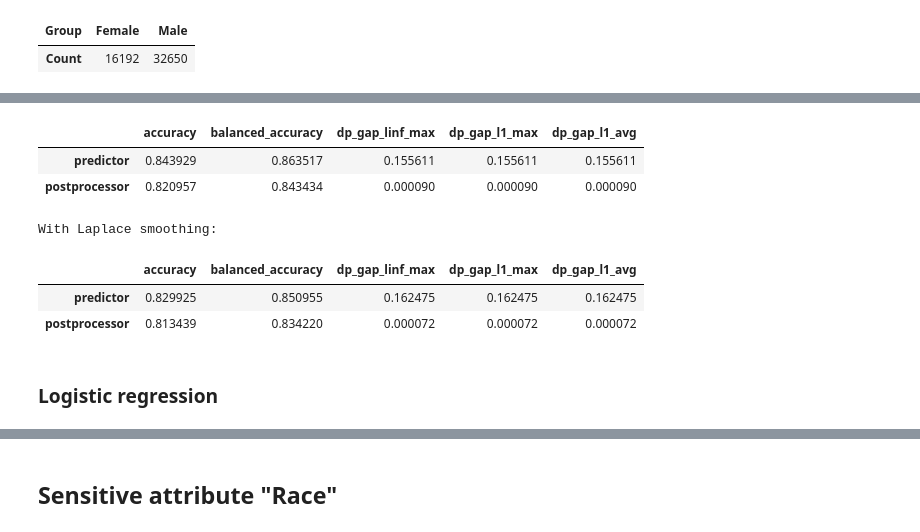
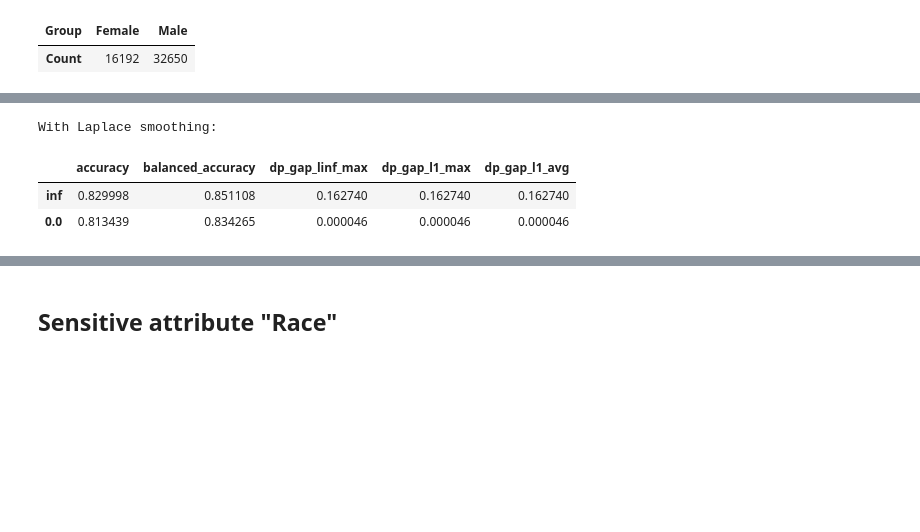
Before and after one commit to rxian/fair-classification, a Jupyter notebook: adult.ipynb, the cells around one changed output, grey strips where cells are left out. Saved outputs shown, nothing was run; the diff lists cells and outputs as text; code cells hidden in the pictures; blank space fills up the shorter version.

```diff
--- a/adult.ipynb
+++ b/adult.ipynb
@@ -1,12 +1,11 @@
 # %%
-from json import dumps
+from collections import defaultdict
 import os, urllib.request
 
-from IPython.display import display
+import matplotlib.pyplot as plt
 import numpy as np
 import pandas as pd
-import sklearn
-from sklearn import linear_model, preprocessing
+import sklearn, sklearn.model_selection, sklearn.linear_model
 
 from projection_simplex_vectorized import projection_simplex
 import postprocess
@@ -16,6 +15,7 @@ split_ratio_for_postprocessing = 0.5
 seed = 33
 rng = np.random.default_rng(seed)
 noise_fn = lambda shape: rng.laplace(loc=0.0, scale=0.2 / 2, size=shape)
+n_perturbations = 60
 # %% [markdown]
 ## Download and pre-process UCI Adult dataset
 # %%
@@ -56,7 +56,7 @@ original_test["Age-Binned"] = np.where(original_test["Age"] <= 50, "<=50",
 def data_transform(df):
   """Normalize features."""
   binary_data = pd.get_dummies(df)
-  scaler = preprocessing.StandardScaler()
+  scaler = sklearn.preprocessing.StandardScaler()
   data = pd.DataFrame(scaler.fit_transform(binary_data),
                       columns=binary_data.columns)
   data.index = df.index
@@ -104,10 +104,11 @@ def get_group_labels_and_print_statistics(sensitive_attributes):
   counts = grouped.sum(axis=0)
   normalized = np.nan_to_num((grouped.to_numpy() / counts.to_numpy())).T
   diff = np.abs(normalized[:, None, :] - normalized[None, :, :])
-  postprocessor = postprocess.PostProcessor()
-  postprocessor.fit(
-      np.concatenate([np.eye(n_labels) for _ in range(n_groups)], axis=0),
-      np.repeat(np.arange(n_groups), n_labels), normalized.flatten())
+  postprocessor = postprocess.PostProcessorDP()
+  postprocessor.fit(np.concatenate([np.eye(n_labels) for _ in range(n_groups)],
+                                   axis=0),
+                    np.repeat(np.arange(n_groups), n_labels),
+                    p=normalized.flatten())
   res = {
       "balanced_accuracy": {
           "perfect_postprocessed": (n_groups - postprocessor.score_) / n_groups
@@ -158,40 +207,31 @@ Demographic groups: 'Female', 'Male'
 # %%
 predictor = sklearn.linear_model.LinearRegression()
 predictor.fit(train_data_pre, train_labels_pre_one_hot)
 predict_fn = lambda X: projection_simplex(predictor.predict(X), axis=1)
-postprocessor = postprocess.postprocess(predict_fn, train_data_post,
-                                        train_groups_post)
-res = postprocess.evaluate(predict_fn, postprocessor, test_data, test_labels,
-                           test_groups, n_labels, n_groups)
+postprocessor = postprocess.postprocess(predict_fn,
+                                        train_data_post,
+                                        train_groups_post,
+                                        noise_fn=noise_fn,
+                                        n_perturbations=n_perturbations)
+r = postprocess.evaluate(predict_fn,
+                         postprocessor,
+                         test_data,
+                         test_labels,
+                         test_groups,
+                         n_labels,
+                         n_groups,
+                         noise_fn=noise_fn,
+                         n_perturbations=1000)
+res = {
+    k: {
+        "inf": v["predictor"],
+        0.0: v["postprocessor"]
+    } for k, v in r.items()
+}
+print("With Laplace smoothing:")
 display(pd.DataFrame(res))
 # %% [output]
+With Laplace smoothing:
 |  | accuracy | balanced_accuracy | dp_gap_linf_max | dp_gap_l1_max | dp_gap_l1_avg |
-| predictor | 0.843929 | 0.863517 | 0.155611 | 0.155611 | 0.155611 |
-| postprocessor | 0.820957 | 0.843434 | 0.000090 | 0.000090 | 0.000090 |
+| inf | 0.829998 | 0.851108 | 0.162740 | 0.162740 | 0.162740 |
+| 0.0 | 0.813439 | 0.834265 | 0.000046 | 0.000046 | 0.000046 |
-# %%
-predictor = sklearn.linear_model.LinearRegression()
-predictor.fit(train_data_pre, train_labels_pre_one_hot)
-predict_fn = lambda X: projection_simplex(predictor.predict(X), axis=1)
-postprocessor = postprocess.postprocess(predict_fn,
-                                        train_data_post,
-                                        train_groups_post,
-                                        noise_fn=noise_fn,
-                                        n_perturbations=20)
-res = postprocess.evaluate(predict_fn,
-                           postprocessor,
-                           test_data,
-                           test_labels,
-                           test_groups,
-                           n_labels,
-                           n_groups,
-                           noise_fn=noise_fn,
-                           n_perturbations=1000)
-print("With Laplace smoothing:")
-display(pd.DataFrame(res))
-# %% [output]
-With Laplace smoothing:
-|  | accuracy | balanced_accuracy | dp_gap_linf_max | dp_gap_l1_max | dp_gap_l1_avg |
-| predictor | 0.829925 | 0.850955 | 0.162475 | 0.162475 | 0.162475 |
-| postprocessor | 0.813439 | 0.834220 | 0.000072 | 0.000072 | 0.000072 |
-# %% [markdown]
-### Logistic regression
```
Also changed, not shown: parts of 15 cells of this notebook, 5 other files.
